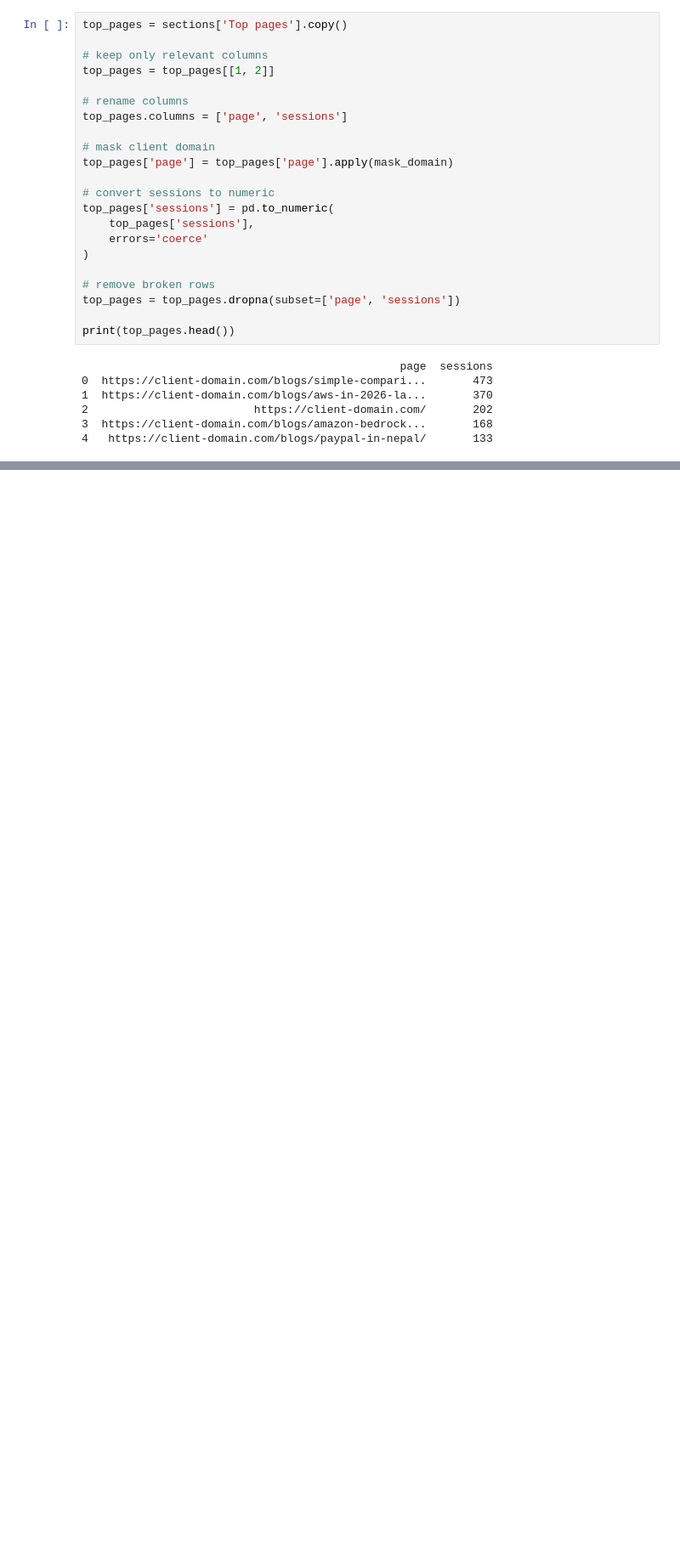
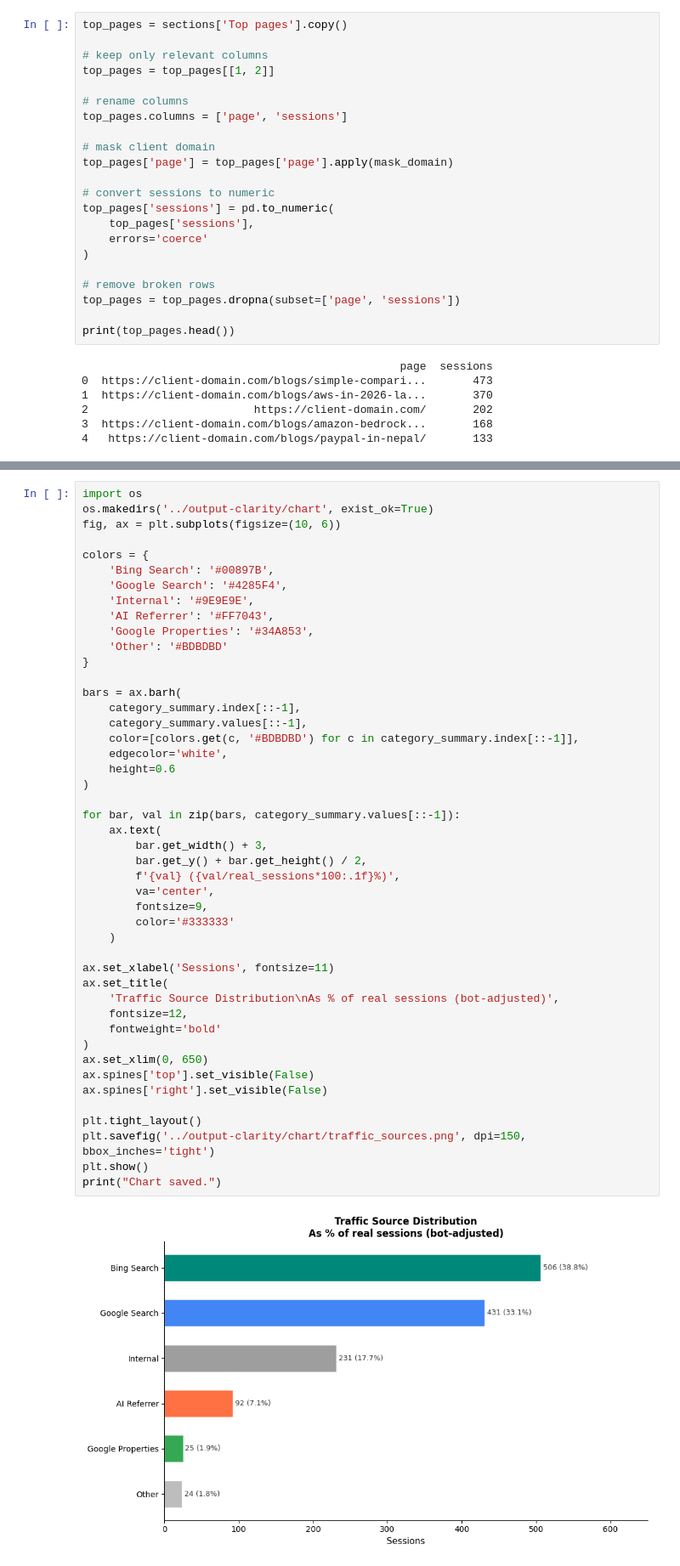
Before and after one commit to sonaml-007/SEO-Analysis, a Jupyter notebook: clarity-analysis/notebook-clarity/clarity-seo-analysis.ipynb, the cells around one changed output, grey strips where cells are left out. Shown at 85% size. Cells and saved outputs as stored; diff of their text form; blank space fills up the shorter version.

Commit message:
clarity analysis - bot adjustment, traffic sources, behavioral signals, web vitals, session quality

```diff
--- a/clarity-analysis/notebook-clarity/clarity-seo-analysis.ipynb
+++ b/clarity-analysis/notebook-clarity/clarity-seo-analysis.ipynb
@@ -161,0 +333,48 @@ print(top_pages.head())
+# %%
+import os
+os.makedirs('../output-clarity/chart', exist_ok=True)
+fig, ax = plt.subplots(figsize=(10, 6))
+
+colors = {
+    'Bing Search': '#00897B',
+    'Google Search': '#4285F4',
+    'Internal': '#9E9E9E',
+    'AI Referrer': '#FF7043',
+    'Google Properties': '#34A853',
+    'Other': '#BDBDBD'
+}
+
+bars = ax.barh(
+    category_summary.index[::-1],
+    category_summary.values[::-1],
+    color=[colors.get(c, '#BDBDBD') for c in category_summary.index[::-1]],
+    edgecolor='white',
+    height=0.6
+)
+
+for bar, val in zip(bars, category_summary.values[::-1]):
+    ax.text(
+        bar.get_width() + 3,
+        bar.get_y() + bar.get_height() / 2,
+        f'{val} ({val/real_sessions*100:.1f}%)',
+        va='center',
+        fontsize=9,
+        color='#333333'
+    )
+
+ax.set_xlabel('Sessions', fontsize=11)
+ax.set_title(
+    'Traffic Source Distribution\nAs % of real sessions (bot-adjusted)',
+    fontsize=12,
+    fontweight='bold'
+)
+ax.set_xlim(0, 650)
+ax.spines['top'].set_visible(False)
+ax.spines['right'].set_visible(False)
+
+plt.tight_layout()
+plt.savefig('../output-clarity/chart/traffic_sources.png', dpi=150, bbox_inches='tight')
+plt.show()
+print("Chart saved.")
+# %% [output]
+[figure, added]
```
Also changed, not shown: parts of 22 cells of this notebook, 6 other files.
